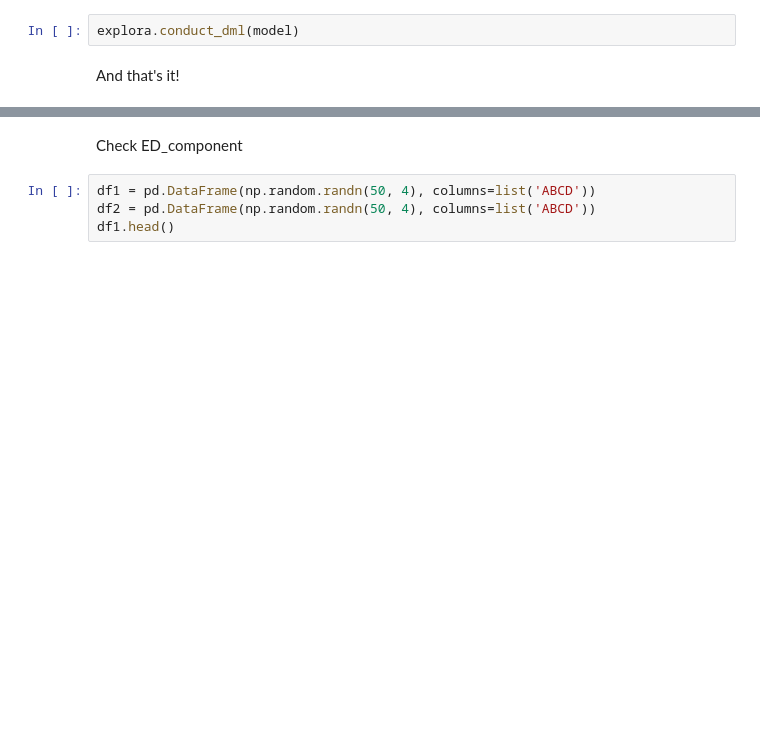
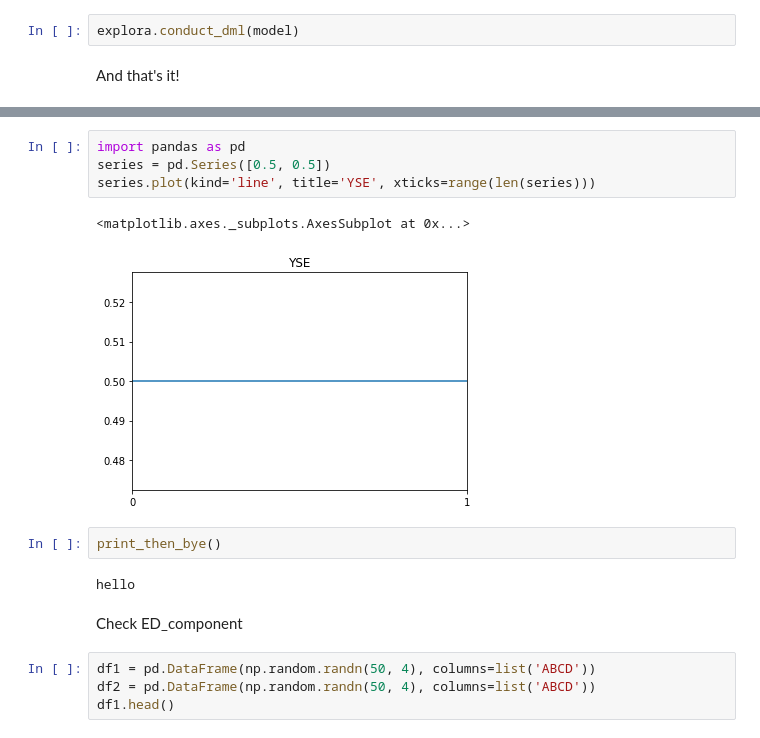
Before and after one commit to DiscreetAI/decentralized-ml, a Jupyter notebook: DL2Notebook.ipynb, the cells around one changed output, grey strips where cells are left out. Drawn from its saved outputs; the diff is of its cells as text; blank space fills up the shorter version.

```diff
--- a/DL2Notebook.ipynb
+++ b/DL2Notebook.ipynb
@@ -85,3 +104,14 @@ And that's it!
+# %%
+import pandas as pd
+series = pd.Series([0.5, 0.5])
+series.plot(kind='line', title='YSE', xticks=range(len(series)))
+# %% [output]
+<matplotlib.axes._subplots.AxesSubplot at 0x...>
+[figure, added]
+# %%
+print_then_bye()
+# %% [output]
+hello
 # %% [markdown]
 Check ED_component
 # %%
```
Also changed, not shown: parts of 6 cells of this notebook, 8 other files.
